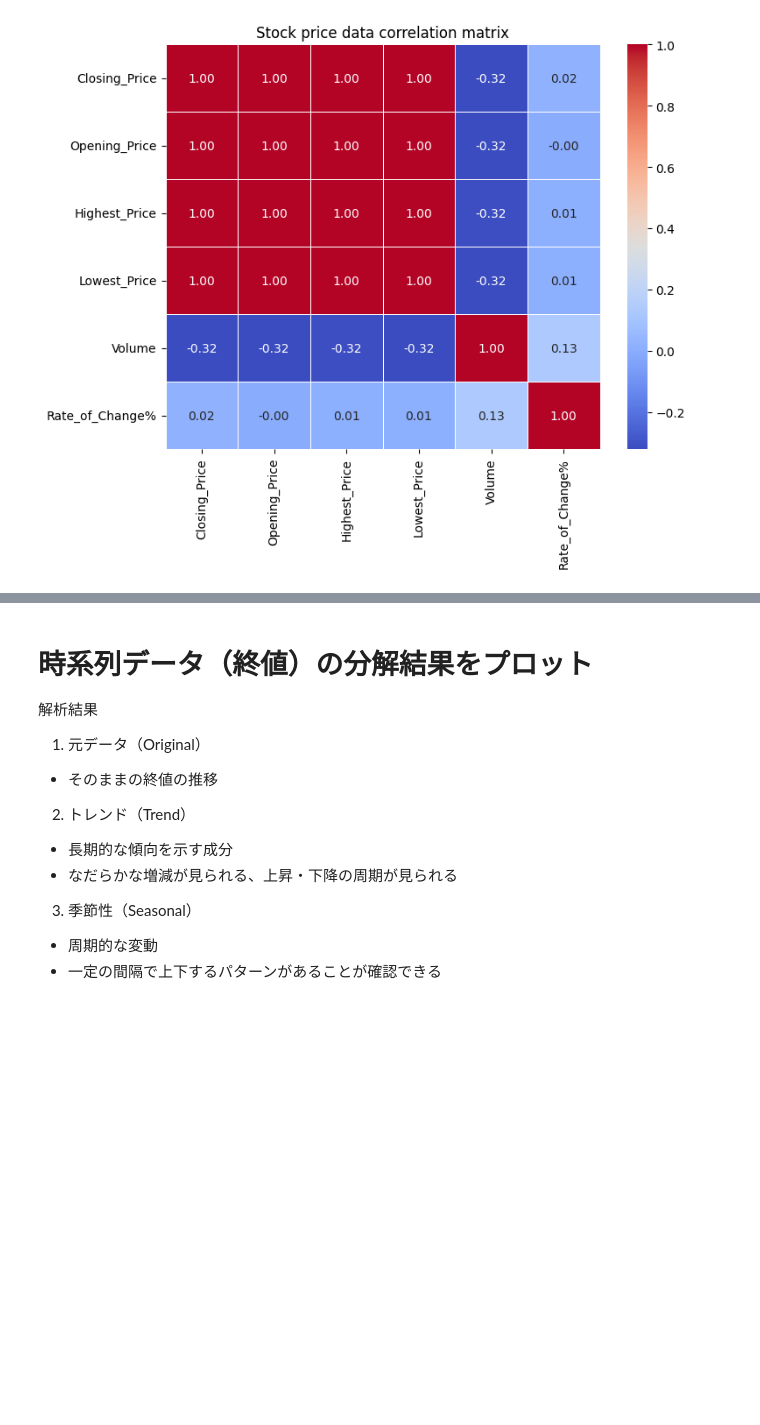
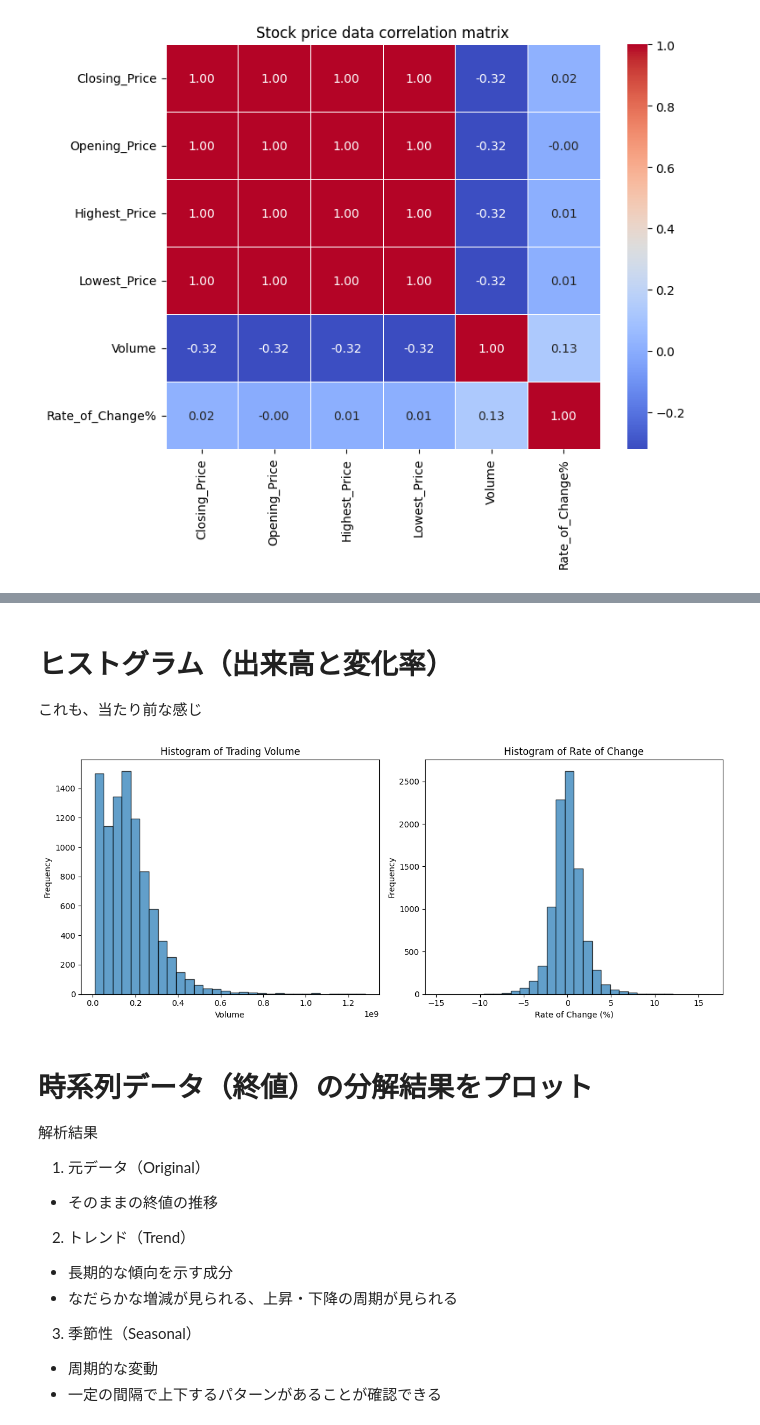
Before and after one commit to tanidayasuo/study-stock-price, a Jupyter notebook: trainee.ipynb, the cells around one changed output, grey strips where cells are left out. Drawn from its saved outputs; the diff is of its cells as text; code cells hidden in the pictures; blank space fills up the shorter version.

```diff
--- a/trainee.ipynb
+++ b/trainee.ipynb
@@ -304,3 +300,28 @@ plt.show()
+# %% [markdown]
+# **ヒストグラム（出来高と変化率）**
+これも、当たり前な感じ
+# %%
+# ヒストグラムを作成
+plt.figure(figsize=(12, 5))
+
+# 出来高のヒストグラム
+plt.subplot(1, 2, 1)
+plt.hist(df['Volume'], bins=30, edgecolor="black", alpha=0.7)
+plt.xlabel("Volume")
+plt.ylabel("Frequency")
+plt.title("Histogram of Trading Volume")
+
+# 変化率のヒストグラム
+plt.subplot(1, 2, 2)
+plt.hist(df['Rate_of_Change%'], bins=30, edgecolor="black", alpha=0.7)
+plt.xlabel("Rate of Change (%)")
+plt.ylabel("Frequency")
+plt.title("Histogram of Rate of Change")
+
+plt.tight_layout()
+plt.show()
+# %% [output]
+[figure, added]
 # %% [markdown]
 # **時系列データ（終値）の分解結果をプロット**
 
```
Also changed, not shown: parts of 14 cells of this notebook.
